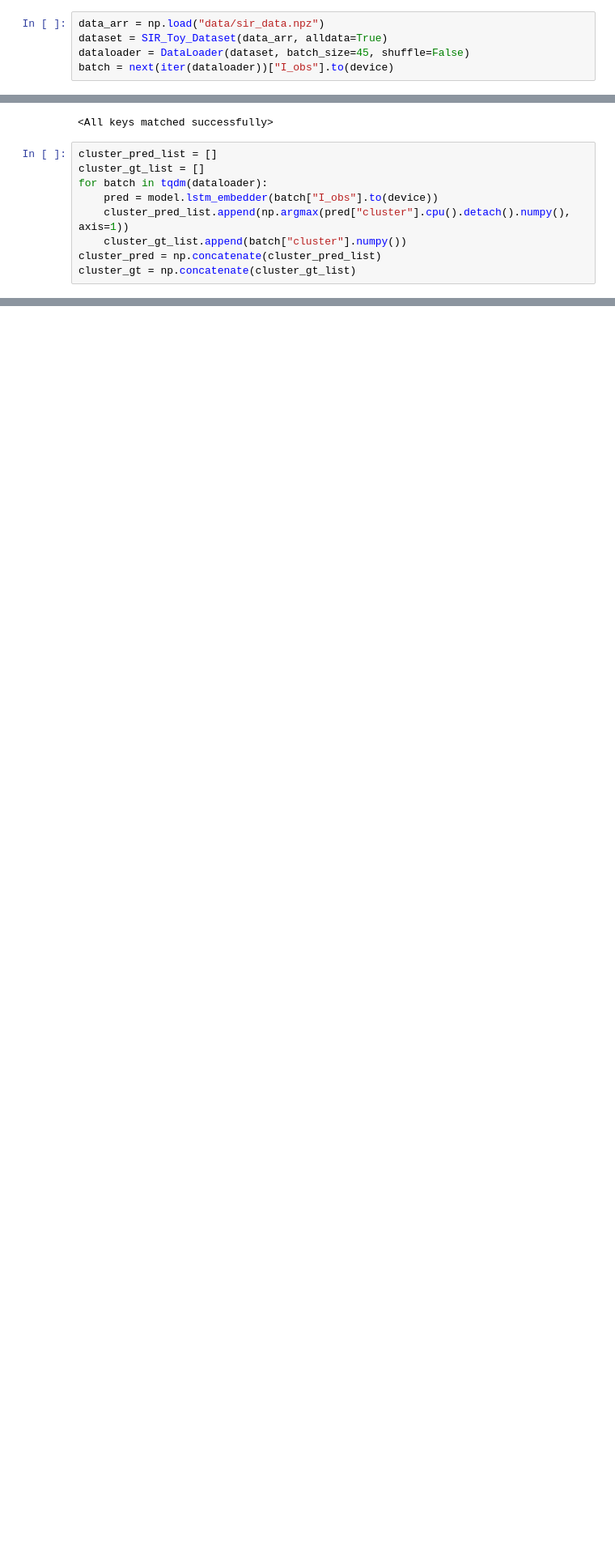
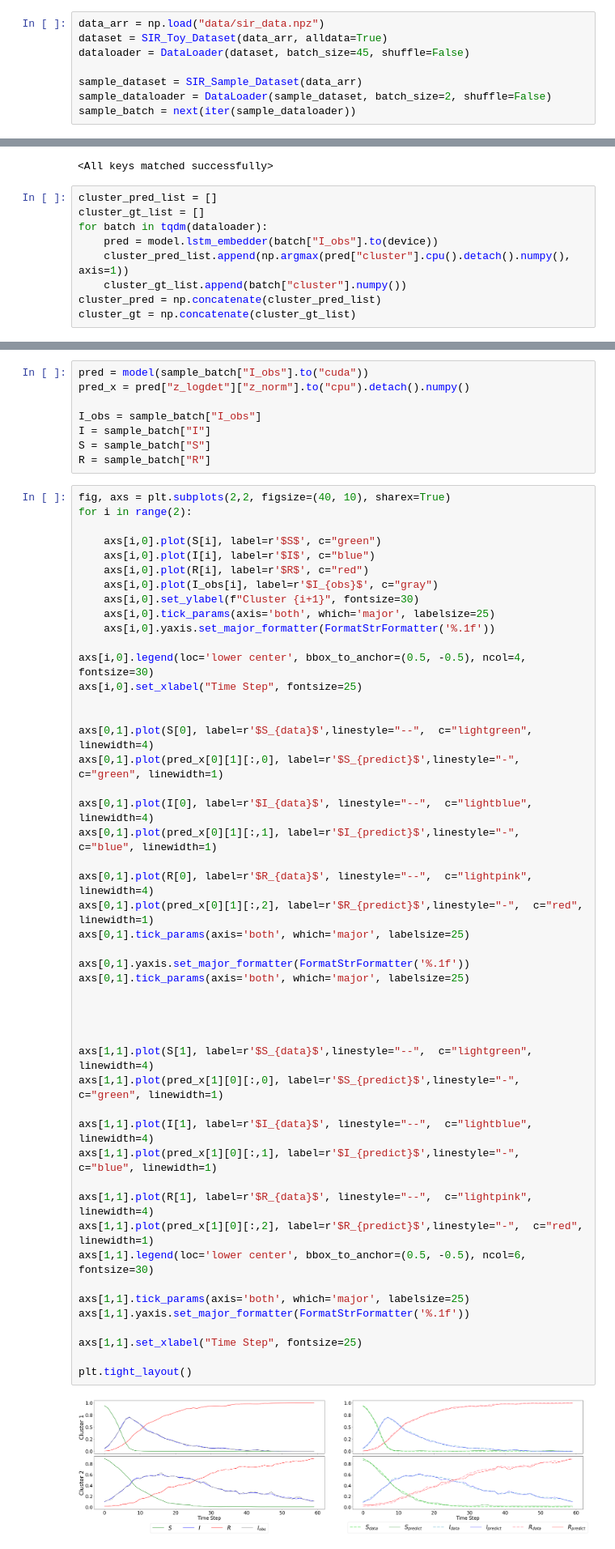
Before and after one commit to ryoichi0917/svi_mssm, a Jupyter notebook: exp2_02_sir_clustering_sample.ipynb, the cells around one changed output, grey strips where cells are left out. Shown at 81% size. Drawn from its saved outputs; the diff is of its cells as text; blank space fills up the shorter version.

```diff
--- a/exp2_02_sir_clustering_sample.ipynb
+++ b/exp2_02_sir_clustering_sample.ipynb
@@ -53,7 +54,10 @@ device = "cuda:0" if torch.cuda.is_available() else "cpu"
 data_arr = np.load("data/sir_data.npz")
 dataset = SIR_Toy_Dataset(data_arr, alldata=True)
 dataloader = DataLoader(dataset, batch_size=45, shuffle=False)
-batch = next(iter(dataloader))["I_obs"].to(device)
+
+sample_dataset = SIR_Sample_Dataset(data_arr)
+sample_dataloader = DataLoader(sample_dataset, batch_size=2, shuffle=False)
+sample_batch = next(iter(sample_dataloader))
 # %%
 model = SGVB_SSM_TS_Clustering_Model_With_NF(base_param_dict=base_param_dict_sir,
                                                 lstm_param_dict=lstm_param_dict,
@@ -84,3 +88,61 @@ plt.title('Confusion Matrix')
 plt.show()
 # %% [output]
 [figure]
+# %%
+pred = model(sample_batch["I_obs"].to("cuda"))
+pred_x = pred["z_logdet"]["z_norm"].to("cpu").detach().numpy()
+
+I_obs = sample_batch["I_obs"]
+I = sample_batch["I"]
+S = sample_batch["S"]
+R = sample_batch["R"]
+# %%
+fig, axs = plt.subplots(2,2, figsize=(40, 10), sharex=True)
+for i in range(2):
+
+    axs[i,0].plot(S[i], label=r'$S$', c="green")
+    axs[i,0].plot(I[i], label=r'$I$', c="blue")
+    axs[i,0].plot(R[i], label=r'$R$', c="red")
+    axs[i,0].plot(I_obs[i], label=r'$I_{obs}$', c="gray")
+    axs[i,0].set_ylabel(f"Cluster {i+1}", fontsize=30)
+    axs[i,0].tick_params(axis='both', which='major', labelsize=25)
+    axs[i,0].yaxis.set_major_formatter(FormatStrFormatter('%.1f'))
+
+axs[i,0].legend(loc='lower center', bbox_to_anchor=(0.5, -0.5), ncol=4, fontsize=30)
+axs[i,0].set_xlabel("Time Step", fontsize=25)
+
+
+axs[0,1].plot(S[0], label=r'$S_{data}$',linestyle="--",  c="lightgreen", linewidth=4)
+axs[0,1].plot(pred_x[0][1][:,0], label=r'$S_{predict}$',linestyle="-",  c="green", linewidth=1)
+
+axs[0,1].plot(I[0], label=r'$I_{data}$', linestyle="--",  c="lightblue", linewidth=4)
+axs[0,1].plot(pred_x[0][1][:,1], label=r'$I_{predict}$',linestyle="-",  c="blue", linewidth=1)
+
+axs[0,1].plot(R[0], label=r'$R_{data}$', linestyle="--",  c="lightpink", linewidth=4)
+axs[0,1].plot(pred_x[0][1][:,2], label=r'$R_{predict}$',linestyle="-",  c="red", linewidth=1)
+axs[0,1].tick_params(axis='both', which='major', labelsize=25)
+
+axs[0,1].yaxis.set_major_formatter(FormatStrFormatter('%.1f'))
+axs[0,1].tick_params(axis='both', which='major', labelsize=25)
+
+
+
+
+axs[1,1].plot(S[1], label=r'$S_{data}$',linestyle="--",  c="lightgreen", linewidth=4)
+axs[1,1].plot(pred_x[1][0][:,0], label=r'$S_{predict}$',linestyle="-",  c="green", linewidth=1)
+
+axs[1,1].plot(I[1], label=r'$I_{data}$', linestyle="--",  c="lightblue", linewidth=4)
+axs[1,1].plot(pred_x[1][0][:,1], label=r'$I_{predict}$',linestyle="-",  c="blue", linewidth=1)
+
+axs[1,1].plot(R[1], label=r'$R_{data}$', linestyle="--",  c="lightpink", linewidth=4)
+axs[1,1].plot(pred_x[1][0][:,2], label=r'$R_{predict}$',linestyle="-",  c="red", linewidth=1)
+axs[1,1].legend(loc='lower center', bbox_to_anchor=(0.5, -0.5), ncol=6, fontsize=30)
+
+axs[1,1].tick_params(axis='both', which='major', labelsize=25)
+axs[1,1].yaxis.set_major_formatter(FormatStrFormatter('%.1f'))
+
+axs[1,1].set_xlabel("Time Step", fontsize=25)
+
+plt.tight_layout()
+# %% [output]
+[figure, added]
```
Also changed, not shown: parts of 3 cells of this notebook, 2 other files.
